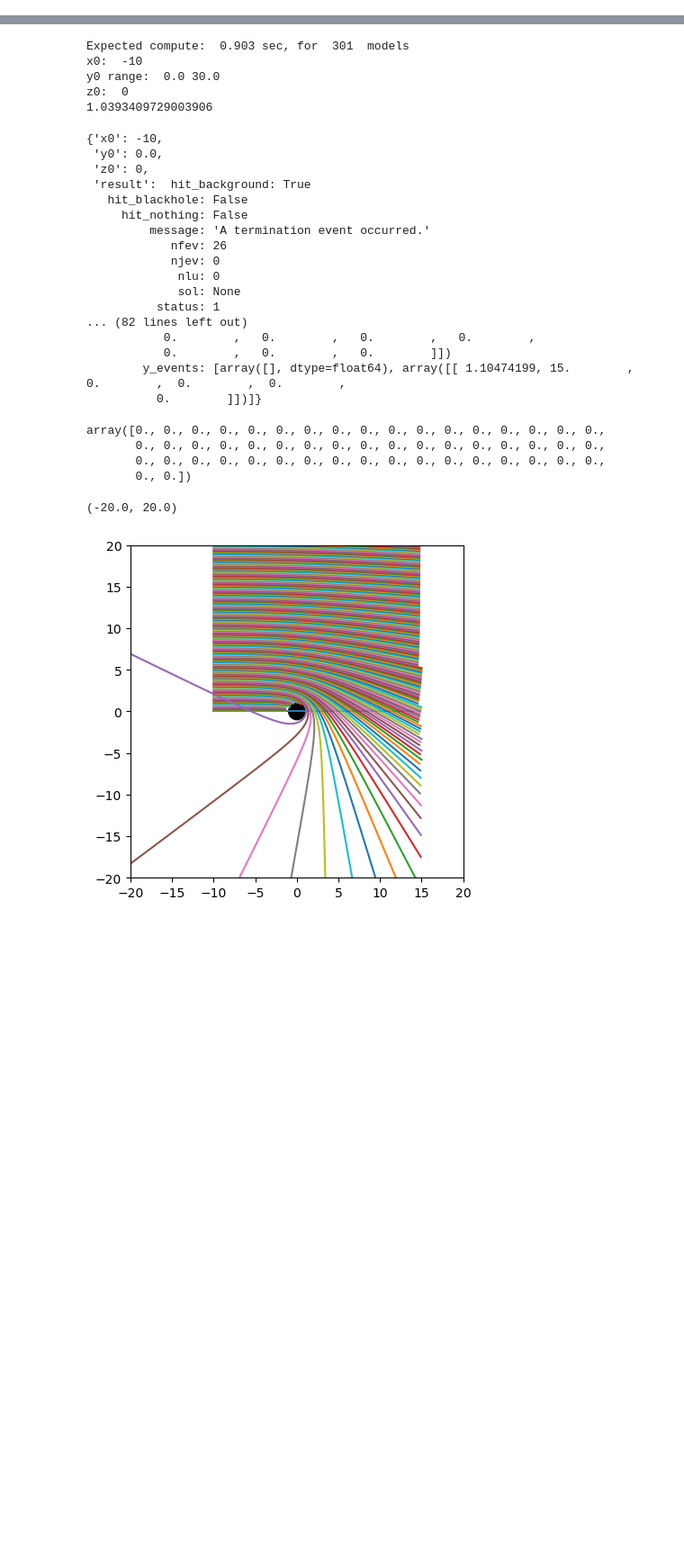
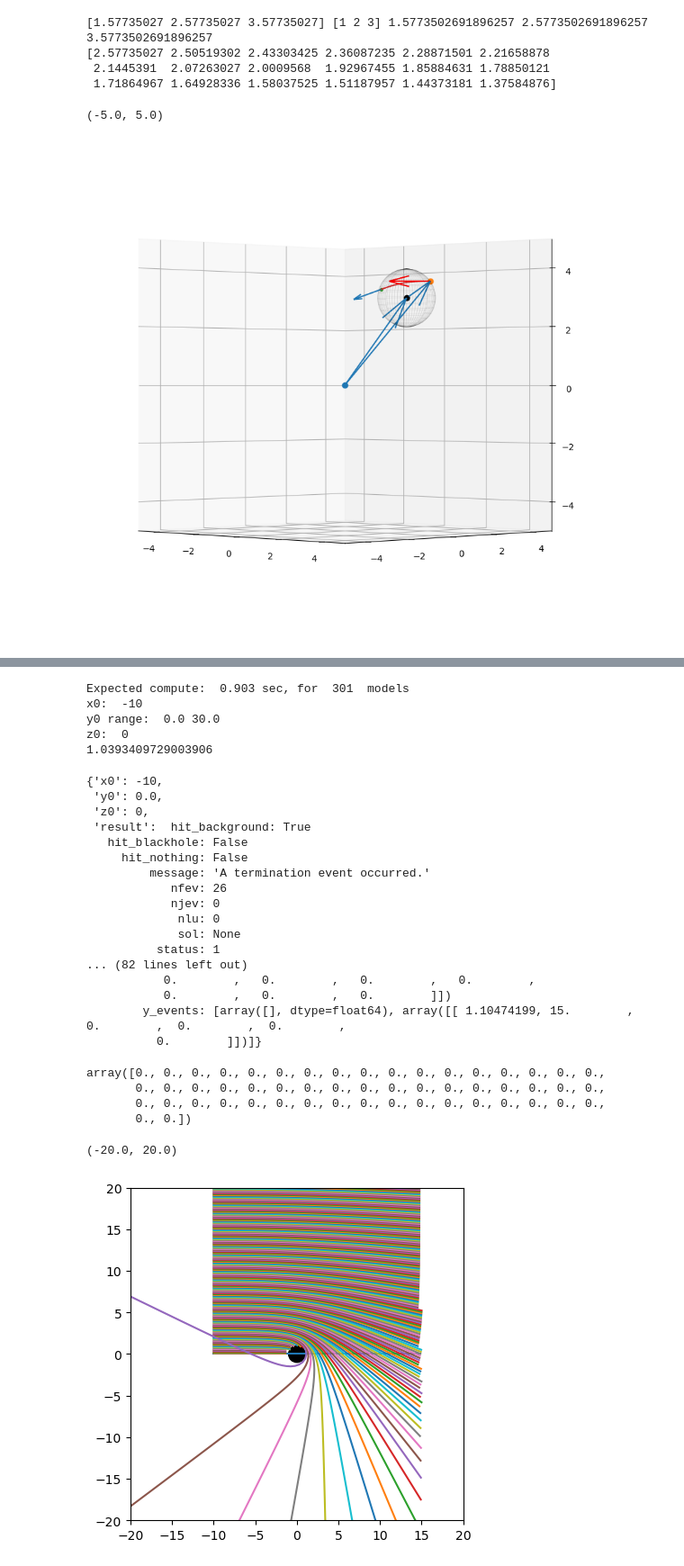
Before and after one commit to bldevries/blackhole_geodesic_calculator, a Jupyter notebook: dev_and_testing_code/Develop_Class_for_Solving_Schwarzschild_in_XYZ.ipynb, the cells around one changed output, grey strips where cells are left out. Shown at 90% size. Cells and saved outputs as stored; diff of their text form; code cells hidden in the pictures; blank space fills up the shorter version.

```diff
--- a/dev_and_testing_code/Develop_Class_for_Solving_Schwarzschild_in_XYZ.ipynb
+++ b/dev_and_testing_code/Develop_Class_for_Solving_Schwarzschild_in_XYZ.ipynb
@@ -210,0 +259,2 @@ SW = SchwarzschildGeodesic()
+# %%
+SW = curvedpy.SchwarzschildGeodesic()
@@ -210,0 +263,18 @@ SW = SchwarzschildGeodesic()
+# %%
+direction = np.array([-1, -1, 0])
+direction_norm = direction/np.linalg.norm(direction)
+loc_bh = np.array([1,2,3])
+loc_hit_rel_to_bh = np.array([1/np.sqrt(3), 1/np.sqrt(3), 1/np.sqrt(3)])
+#loc_hit_rel_to_bh = np.array([1, 1, 0])
+#loc_hit_rel_to_bh = loc_hit_rel_to_bh/np.linalg.norm(loc_hit_rel_to_bh)
+
+loc_hit = loc_hit_rel_to_bh +loc_bh
+
+x, y, z, end_loc, end_dir = SW.ray_trace(direction, loc_bh, loc_hit)
+
+print(end_loc, end_dir)
+
+print(z)
+#imp_p, projected_distance, track = SW.SSG(direction, loc_bh, loc_hit)
+
+#np.dot(imp_p, direction), projected_distance, track
@@ -210,0 +290,56 @@ SW = SchwarzschildGeodesic()
+# %%
+plt.close()
+#frames = len(result_list[0].y[0])
+#print(frames)
+
+# We add a subplot to the figure which we tell to use the 3d projection
+fig = plt.figure(figsize=(10,10))
+ax = fig.add_subplot(projection='3d')
+ax.view_init(elev=0, azim=-45, roll=0)
+ax.set_aspect("equal")
+
+
+# Using numpy we make a grid that we use to plot the wireframe
+theta_w, phi_w =  np.mgrid[0:2*np.pi : 60j ,0:np.pi : 60j]
+
+# We set the radius of the wireframe sphere to 1 and calculate
+# the cartesian coordinates
+# r_w = 1
+x_w = loc_bh[0] + np.sin(theta_w) * np.cos(phi_w) #func_x(r_w, theta_w, phi_w)
+y_w = loc_bh[1] + np.sin(theta_w) * np.sin(phi_w) #func_y(r_w, theta_w, phi_w)
+z_w = loc_bh[2] + np.cos(theta_w) #func_z(r_w, theta_w, phi_w)
+
+# # We plot the wireframe
+ax.plot_wireframe(x_w,y_w,z_w, colors= [0,0,0,0.08], linewidths=[0.5])
+
+
+print(loc_hit, loc_bh, x[0], y[0], z[0])
+
+ax.plot(0, 0, 0, "o")
+
+ax.plot(*loc_bh, "ko")
+ax.quiver(0, 0, 0, *loc_bh)
+ax.plot(*loc_hit, "o")
+ax.quiver(0, 0, 0, *loc_hit, arrow_length_ratio = 0.2)
+
+# temp_dir = direction_norm * projected_distance
+ax.quiver(*loc_hit, *direction, color="r", arrow_length_ratio = 0.5)
+
+if len(end_loc) > 0:
+    ax.plot(*end_loc, ".-")
+    ax.quiver(*end_loc, *end_dir)
+
+print(y)
+ax.plot(x, y, z, "-")
+
+limit = 5
+plt.xlim(-limit, limit)
+plt.ylim(-limit, limit)
+ax.set_zlim(-limit, limit)
+# %% [output]
+[1.57735027 2.57735027 3.57735027] [1 2 3] 1.5773502691896257 2.5773502691896257 3.5773502691896257
+[2.57735027 2.50519302 2.43303425 2.36087235 2.28871501 2.21658878
+ 2.1445391  2.07263027 2.0009568  1.92967455 1.85884631 1.78850121
+ 1.71864967 1.64928336 1.58037525 1.51187957 1.44373181 1.37584876]
+(-5.0, 5.0)
+[figure, added]
```
Also changed, not shown: parts of 6 cells of this notebook, 3 other files.
